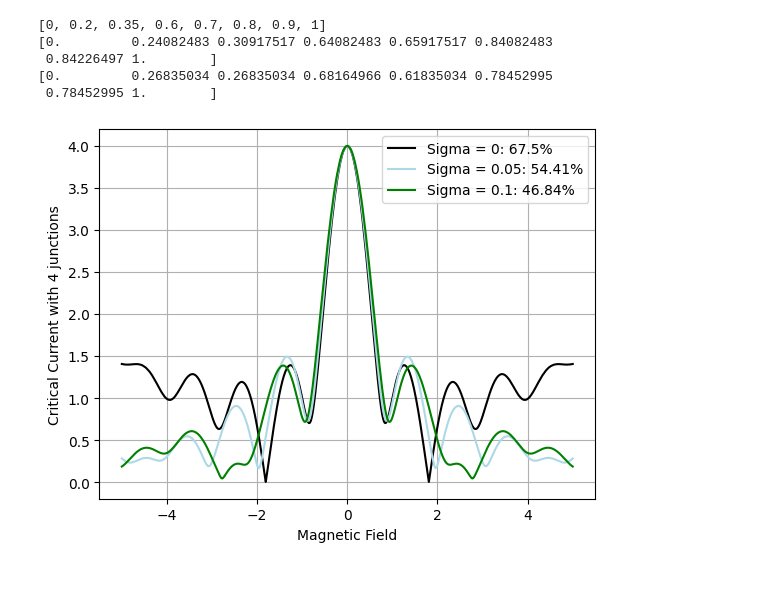
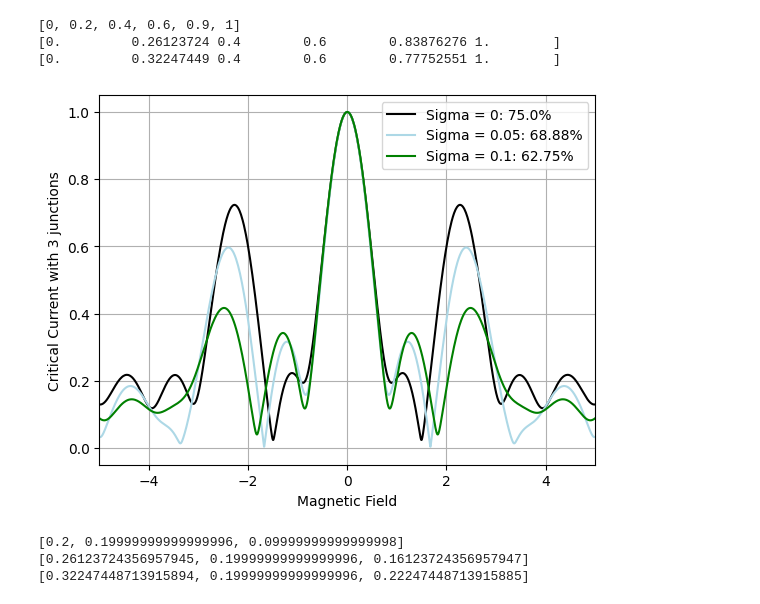
Before and after one commit to cliffsun/Josephson-Junction-Array-Model, a Jupyter notebook: JJ_Memory_Device_Standard_Deviation.ipynb, the cells around one changed output. Cells and saved outputs as stored; diff of their text form; code cells hidden in the pictures.

```diff
--- a/JJ_Memory_Device_Standard_Deviation.ipynb
+++ b/JJ_Memory_Device_Standard_Deviation.ipynb
@@ -166,7 +160,7 @@ def maxCurrent(B, arrayJ): # Spits out the maximum current by varying the gauge
 # Begin Variable Declarations
 #-------------------------------------
 
-FluxField = np.linspace(-0.1, 0.1, 4000) # an array of Magnetic Fields ranging from 0 to 100 with 5000 total elements
+FluxField = np.linspace(-10, 10, 4000) # an array of Magnetic Fields ranging from 0 to 100 with 5000 total elements
 
 #----------------------------------
 
@@ -174,15 +168,19 @@ arrayOfJunctions = []
 
 # arrayOfJunctions = [0, 0.001, 0.3, 0.33, 0.9, 1]
 
-#arrayOfJunctions = [0, 0.0001, 0.9999, 1]
+# arrayOfJunctions = [0, 0.02, 0.99, 1]
 
 # arrayOfJunctions = [0, 0.01, 0.03, 0.13, 0.14, 0.142, 0.16, 0.36, 0.38, 0.68, 0.681, 0.688, 0.7, 0.75, 0.77, 0.83, 0.84, 0.841, 0.89, 1]
 
-# arrayOfJunctions = [0, 0.2, 0.4, 0.6, 0.9, 1]
+arrayOfJunctions = [0, 0.2, 0.4, 0.6, 0.9, 1]
 
-arrayOfJunctions = [0, 0.2, 0.35, 0.6, 0.7, 0.8, 0.9, 1]
+# arrayOfJunctions = [0, 0.2, 0.35, 0.6, 0.7, 0.8, 0.9, 1]
 
-number_of_junctions = 2
+number_of_junctions = 5
+
+junctionNumber = stateOfArray(arrayOfJunctions)[0] if (len(arrayOfJunctions) != 0) else number_of_junctions
+
+critical_currents_density = np.ones(int(junctionNumber)) # all the critical currents for each junction (Critical Currents are assumed to be 1 by default)
 
 #----------------------------------
 
@@ -191,8 +189,6 @@ IMaxPointSigma1 = []
 IMaxPointSigma2 = []
 
 IMaxPointSigma3 = []
-
-junctionNumber = stateOfArray(arrayOfJunctions)[0] if (len(arrayOfJunctions) != 0) else number_of_junctions
 
 meanWidth = stateOfArray(arrayOfJunctions)[1] if (len(arrayOfJunctions) != 0) else 0.0001
 
@@ -205,6 +201,8 @@ arraySigma1 = checkArray(ArrayOfJunctions(Sigma1, junctionNumber, meanWidth, arr
 
 percentageSigma1 = meanOfArray(arraySigma1)
 
+criticalCurrent_1, junction_width_1 = criticalCurrent(critical_currents_density, arraySigma1)
+
 #----------------------------------
 
 Sigma2 = 0.05
@@ -213,6 +211,8 @@ arraySigma2 = checkArray(ArrayOfJunctions(Sigma2, junctionNumber, meanWidth, arr
 
 percentageSigma2 = meanOfArray(arraySigma2)
 
+criticalCurrent_2, junction_width_2 = criticalCurrent(critical_currents_density, arraySigma2)
+
 #----------------------------------
 
 Sigma3 = 0.1
@@ -220,36 +220,51 @@ Sigma3 = 0.1
 arraySigma3 = checkArray(ArrayOfJunctions(Sigma3, junctionNumber, meanWidth, arrayOfJunctions))
 
 percentageSigma3 = meanOfArray(arraySigma3)
+
+criticalCurrent_3, junction_width_3 = criticalCurrent(critical_currents_density, arraySigma3)
+
+#--------------------------------------------------
+
+numOfSegments = 5
+
+norm_1 = np.sum(criticalCurrent_1)
+
+norm_2 = np.sum(criticalCurrent_2)
+
+norm_3 = np.sum(criticalCurrent_3)
 # %%
 for f in FluxField:
-    IMaxPointSigma1.append(maxCurrent(f, arraySigma1[1:-1])) # This integer represents the number of segments you want to cut each junction up into (the higher the number, the better the approximation)
+    IMaxPointSigma1.append(maxCurrent(f, arraySigma1, criticalCurrent_1, numOfSegments)/norm_1) # This integer represents the number of segments you want to cut each junction up into (the higher the number, the better the approximation)
 print(arraySigma1)
 for f in FluxField:
-    IMaxPointSigma2.append(maxCurrent(f, arraySigma2[1:-1]))
+    IMaxPointSigma2.append(maxCurrent(f, arraySigma2, criticalCurrent_2, numOfSegments)/norm_2)
 print(arraySigma2)
 for f in FluxField:
-    IMaxPointSigma3.append(maxCurrent(f, arraySigma3[1:-1]))
+    IMaxPointSigma3.append(maxCurrent(f, arraySigma3, criticalCurrent_3, numOfSegments)/norm_3)
 print(arraySigma3)
-
-# Normalizes Flux_Field to be for flux quanta
-FluxField = FluxField * 50
 # %% [output]
-[0, 0.2, 0.35, 0.6, 0.7, 0.8, 0.9, 1]
-[0.         0.24082483 0.30917517 0.64082483 0.65917517 0.84082483
- 0.84226497 1.        ]
-[0.         0.26835034 0.26835034 0.68164966 0.61835034 0.78452995
- 0.78452995 1.        ]
+[0, 0.2, 0.4, 0.6, 0.9, 1]
+[0.         0.26123724 0.4        0.6        0.83876276 1.        ]
+[0.         0.32247449 0.4        0.6        0.77752551 1.        ]
 # %%
 plt.figure(300)
 plt.plot(FluxField, IMaxPointSigma1, 'black' , label="Sigma = " + str(Sigma1) + ": " + str(round(percentageSigma1 * 100, 2)) + "%")
 plt.plot(FluxField, IMaxPointSigma2, '#ADD8E6', label="Sigma = " + str(Sigma2) + ": " + str(round(percentageSigma2 * 100, 2)) + "%")
 plt.plot(FluxField, IMaxPointSigma3, 'green', label="Sigma = " + str(Sigma3) + ": " + str(round(percentageSigma3 * 100, 2)) + "%")
 plt.legend(loc="upper right", frameon=True)
 plt.xlabel('Magnetic Field')
 plt.ylabel('Critical Current with ' + str(junctionNumber) + ' junctions')
-# plt.xlim(-5,5)
+plt.xlim(-5,5)
 # plt.ylim(0,1)
 plt.grid()
 plt.show()
 # %% [output]
-[figure, old version]
+[figure, new version]
+# %%
+print(criticalCurrent_1)
+print(criticalCurrent_2)
+print(criticalCurrent_3)
+# %% [output]
+[0.2, 0.19999999999999996, 0.09999999999999998]
+[0.26123724356957945, 0.19999999999999996, 0.16123724356957947]
+[0.32247448713915894, 0.19999999999999996, 0.22247448713915885]
```
Also changed, not shown: parts of 4 cells of this notebook, 2 other files.
